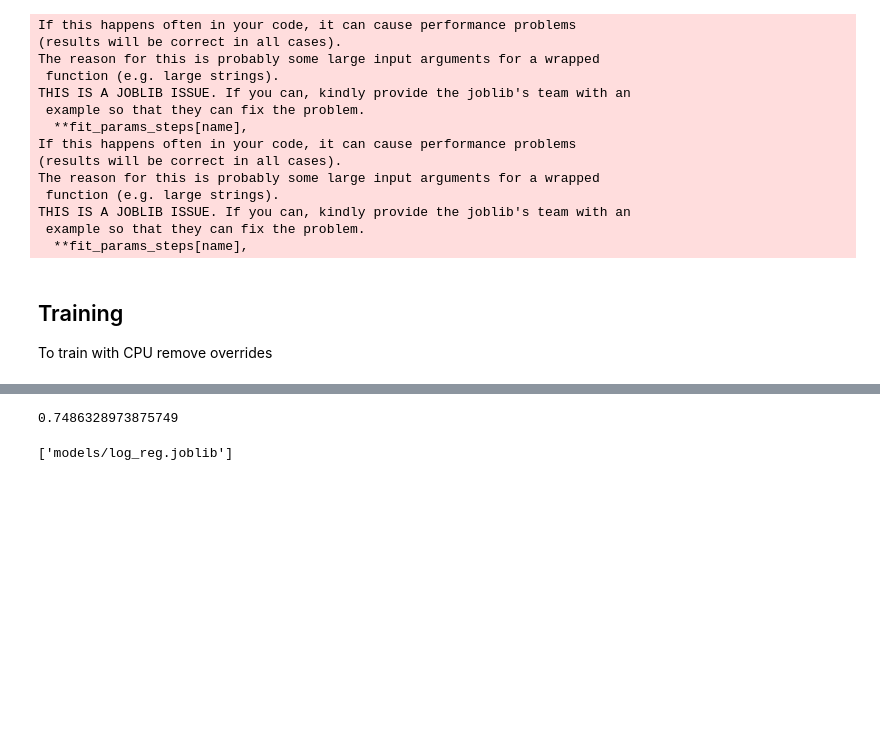
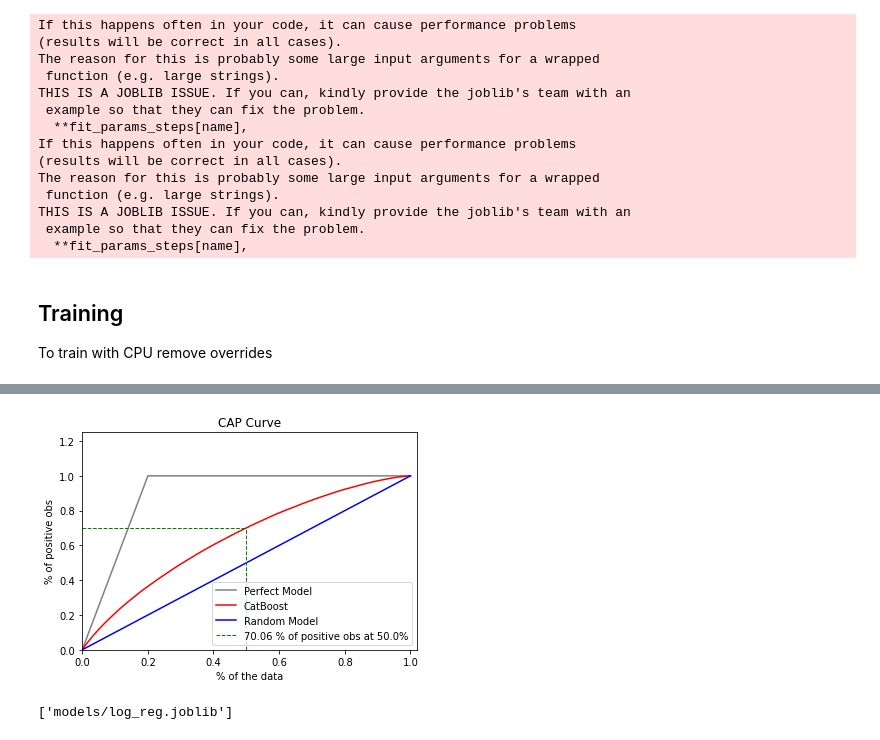
Before and after one commit to gaarutyunov/credit-risk, a Jupyter notebook: notebooks/colab_log_reg.ipynb, the cells around one changed output, grey strips where cells are left out. Cells and saved outputs as stored; diff of their text form; code cells hidden in the pictures; blank space fills up the shorter version.

```diff
--- a/notebooks/colab_log_reg.ipynb
+++ b/notebooks/colab_log_reg.ipynb
@@ -177,9 +193,9 @@ PrecisionRecallDisplay.from_predictions(y_test, y_pred)
 # %%
-from sklearn.metrics import average_precision_score
+from utils import capcurve
 
-average_precision_score(y_test, y_pred)
+capcurve(y_test, y_pred)
 # %% [output]
-0.7486328973875749
+[figure, added]
 # %%
 from joblib import dump
 
```
Also changed, not shown: parts of 13 cells of this notebook, 3 other files.
